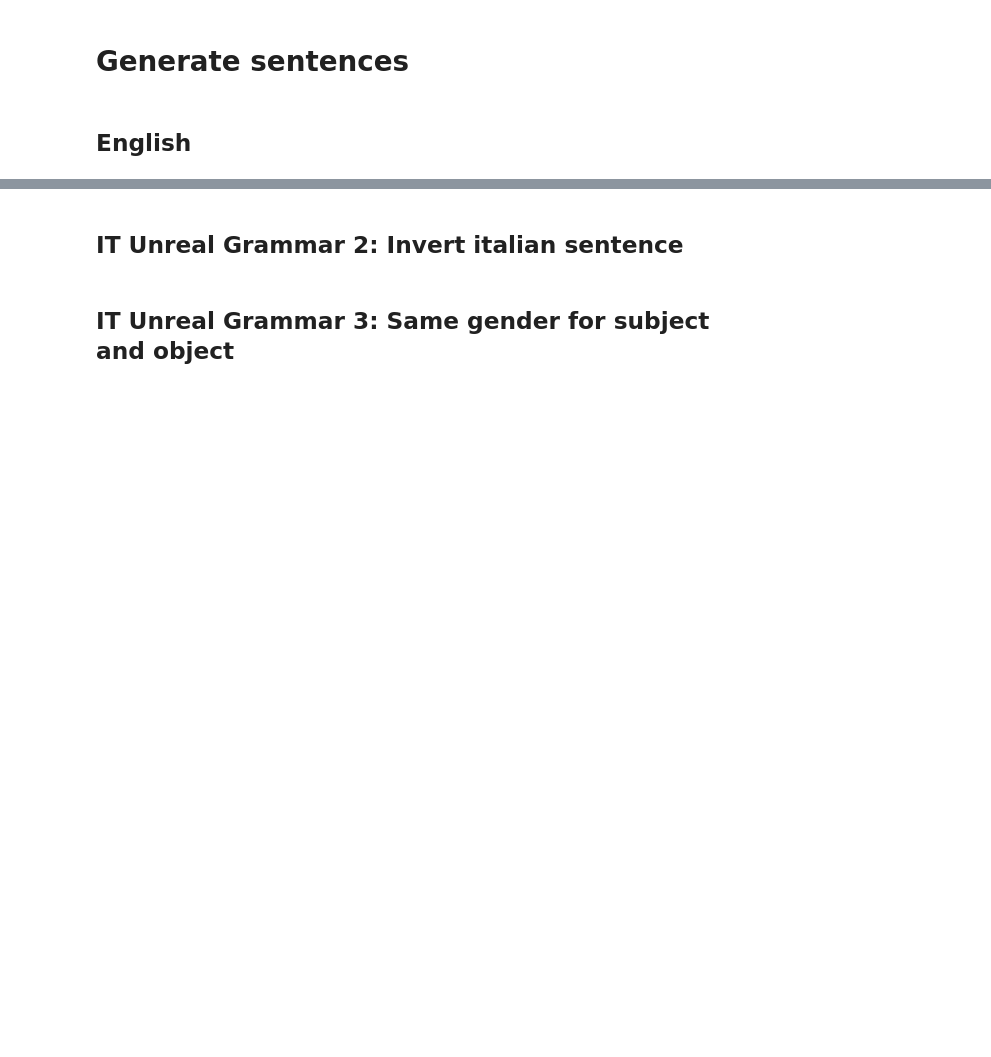
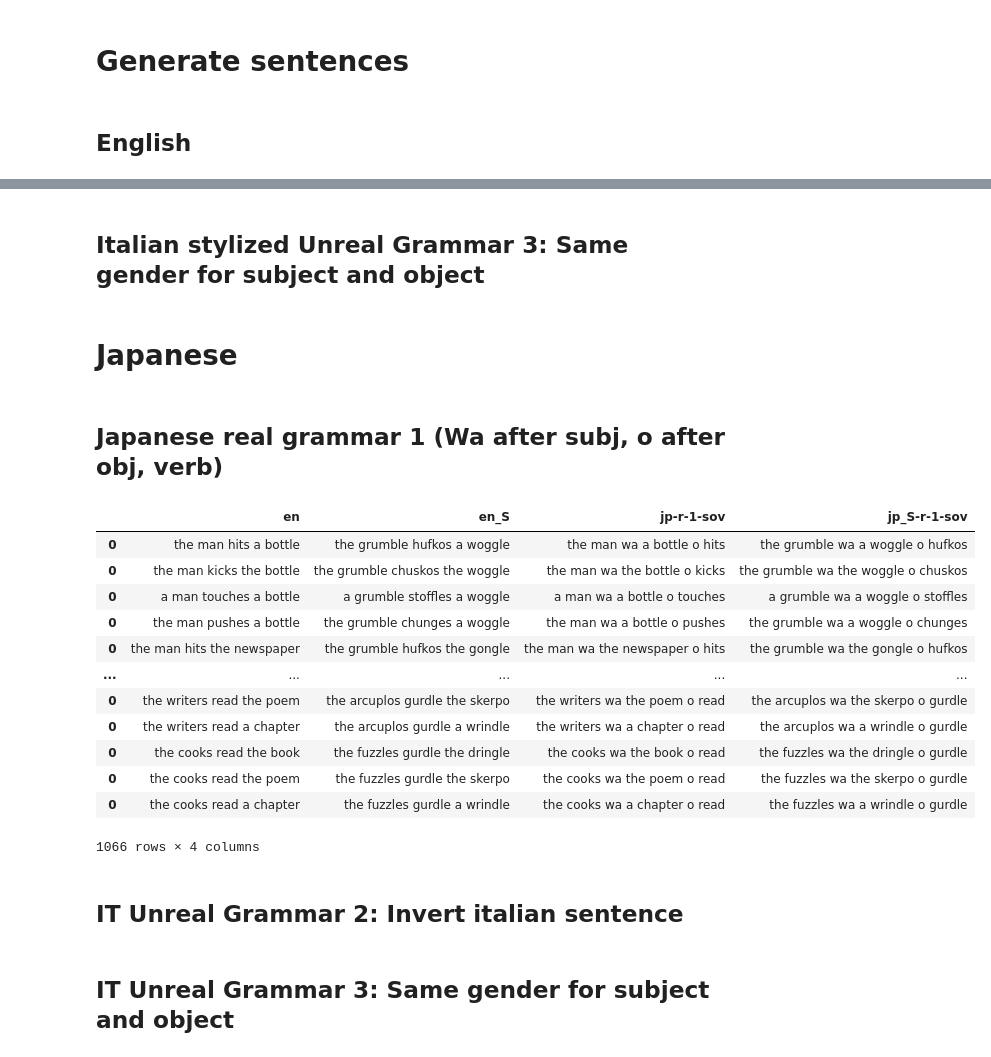
Before and after one commit to arunasank/disjoint-processing-llms, a Jupyter notebook: data-gen/gen-imp-grammars.ipynb, the cells around one changed output, grey strips where cells are left out. Cells and saved outputs as stored; diff of their text form; code cells hidden in the pictures; blank space fills up the shorter version.

```diff
--- a/data-gen/gen-imp-grammars.ipynb
+++ b/data-gen/gen-imp-grammars.ipynb
@@ -930,0 +1233,2 @@ df
+# %%
+df['it_S-u-1-negation'] = df.progress_apply(lambda row: " ".join(row['it_S'].split(" ")[:4] + [ "no" ] + row['en_S'].split(" ")[4:]), axis=1)
@@ -931,3 +1237,33 @@ df
+# %%
+df['it_S-u-2-invert'] = df.progress_apply(lambda row: " ".join(row['it_S'].split(" ")[::-1]), axis=1)
+# %% [markdown]
+## Italian stylized Unreal Grammar 3: Same gender for subject and object
+# %%
+df['it_S-u-3-gender'] = df.progress_apply(lambda row: " ".join(row['it_S'].split(" ")[:3] + [row['it_S'].split(" ")[0]] + [row['it_S'].split(" ")[-1]]), axis=1)
+# %% [markdown]
+# Japanese
+# %% [markdown]
+## Japanese  real grammar 1 (Wa after subj, o after obj, verb)
+# %%
+df['jp_S-r-1-sov'] = df.progress_apply(lambda row: " ".join(row["en_S"].split(" ")[:2]) + " wa " + " ".join(row["en_S"].split(" ")[-2:]) + " o " + row["en_S"].split(" ")[2], axis=1)
+
+df['jp-r-1-sov'] = df.progress_apply(lambda row: " ".join(row["en"].split(" ")[:2]) + " wa " + " ".join(row["en"].split(" ")[-2:]) + " o " + row["en"].split(" ")[2], axis=1)
+# %%
+df[['en', 'en_S', 'jp-r-1-sov', 'jp_S-r-1-sov']][40:]
+# %% [output]
+|  | en | en_S | jp-r-1-sov | jp_S-r-1-sov |
+| 0 | the man hits a bottle | the grumble hufkos a woggle | the man wa a bottle o hits | the grumble wa a woggle o hufkos |
+| 0 | the man kicks the bottle | the grumble chuskos the woggle | the man wa the bottle o kicks | the grumble wa the woggle o chuskos |
+| 0 | a man touches a bottle | a grumble stoffles a woggle | a man wa a bottle o touches | a grumble wa a woggle o stoffles |
+| 0 | the man pushes a bottle | the grumble chunges a woggle | the man wa a bottle o pushes | the grumble wa a woggle o chunges |
+| 0 | the man hits the newspaper | the grumble hufkos the gongle | the man wa the newspaper o hits | the grumble wa the gongle o hufkos |
+| ... | ... | ... | ... | ... |
+| 0 | the writers read the poem | the arcuplos gurdle the skerpo | the writers wa the poem o read | the arcuplos wa the skerpo o gurdle |
+| 0 | the writers read a chapter | the arcuplos gurdle a wrindle | the writers wa a chapter o read | the arcuplos wa a wrindle o gurdle |
+| 0 | the cooks read the book | the fuzzles gurdle the dringle | the cooks wa the book o read | the fuzzles wa the dringle o gurdle |
+| 0 | the cooks read the poem | the fuzzles gurdle the skerpo | the cooks wa the poem o read | the fuzzles wa the skerpo o gurdle |
+| 0 | the cooks read a chapter | the fuzzles gurdle a wrindle | the cooks wa a chapter o read | the fuzzles wa a wrindle o gurdle |
+1066 rows × 4 columns
 # %%
 df['it-u-1-negation'] = df.progress_apply(lambda row: " ".join(row['it'].split(" ")[:4] + [ "no" ] + row['en'].split(" ")[4:]), axis=1)
 # %% [markdown]
```
Also changed, not shown: parts of 25 cells of this notebook.
